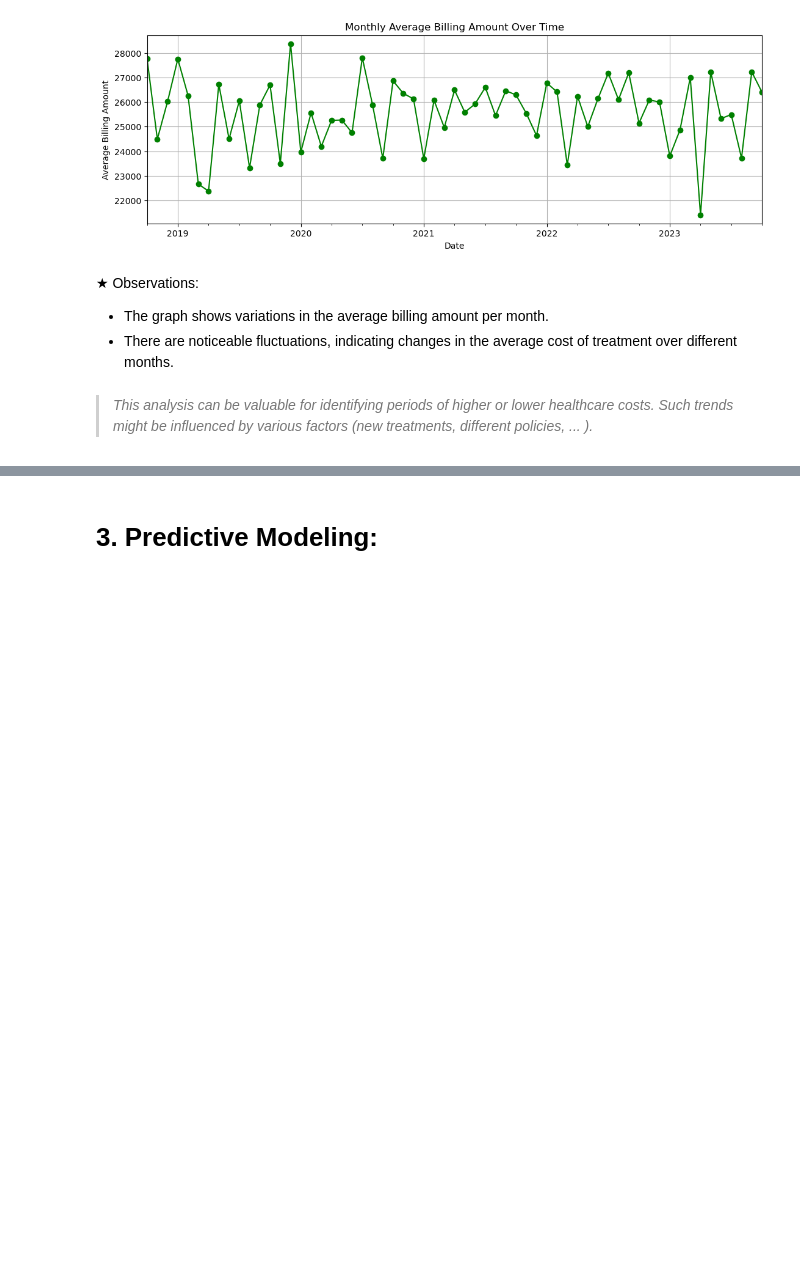
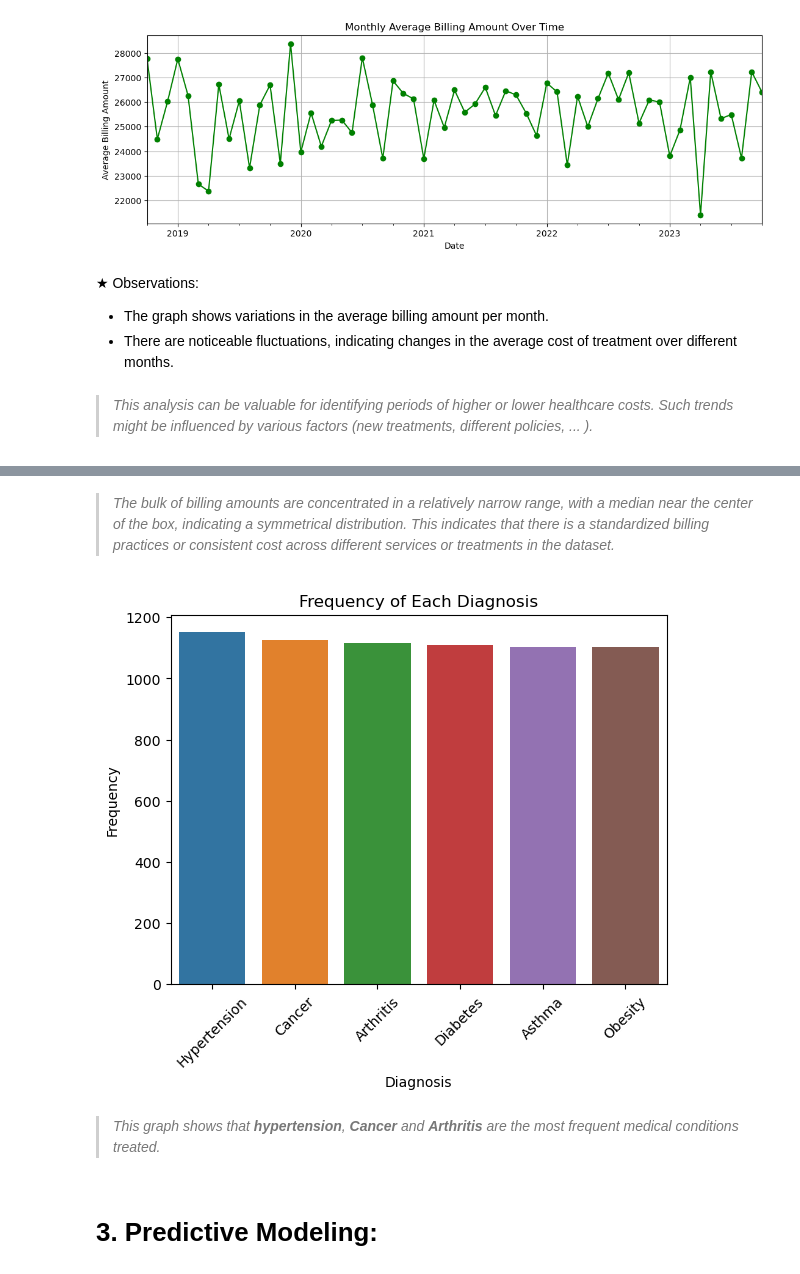
Before and after one commit to nassimlamnini/Healthcare_analysis, a Jupyter notebook: Healthcare_Project.ipynb, the cells around one changed output, grey strips where cells are left out. Drawn from its saved outputs; the diff is of its cells as text; code cells hidden in the pictures; blank space fills up the shorter version.

```diff
--- a/Healthcare_Project.ipynb
+++ b/Healthcare_Project.ipynb
@@ -342,2 +299,16 @@ plt.show()
+# %% [markdown]
+>*The bulk of billing amounts are concentrated in a relatively narrow range, with a median near the center of the box, indicating a symmetrical distribution. This indicates that there is a standardized billing practices or consistent cost across different services or treatments in the dataset.*
+# %%
+diagnosis_counts = df['Medical Condition'].value_counts()
+sns.barplot(x=diagnosis_counts.index, y=diagnosis_counts.values)
+plt.title('Frequency of Each Diagnosis')
+plt.xlabel('Diagnosis')
+plt.ylabel('Frequency')
+plt.xticks(rotation=45)
+plt.show()
+# %% [output]
+[figure, added]
+# %% [markdown]
+>*This graph shows that **hypertension**, **Cancer** and **Arthritis** are the most frequent medical conditions treated.*
 # %% [markdown]
 # 3. Predictive Modeling:
```
Also changed, not shown: parts of 13 cells of this notebook.
